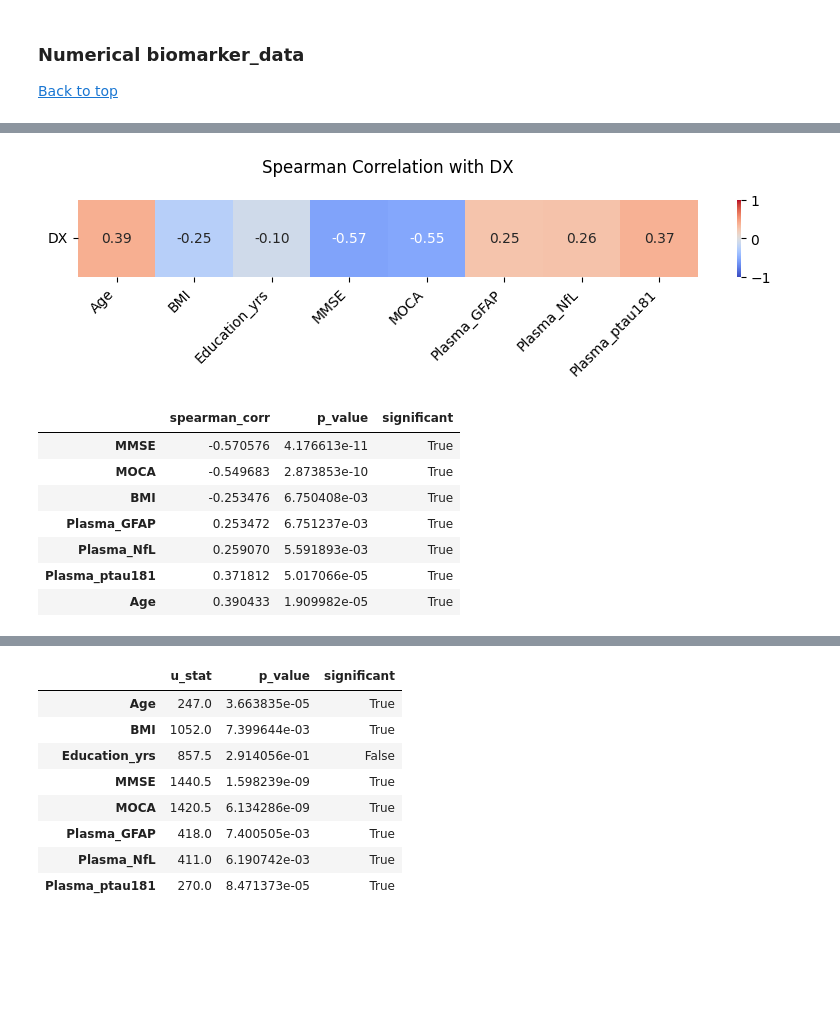
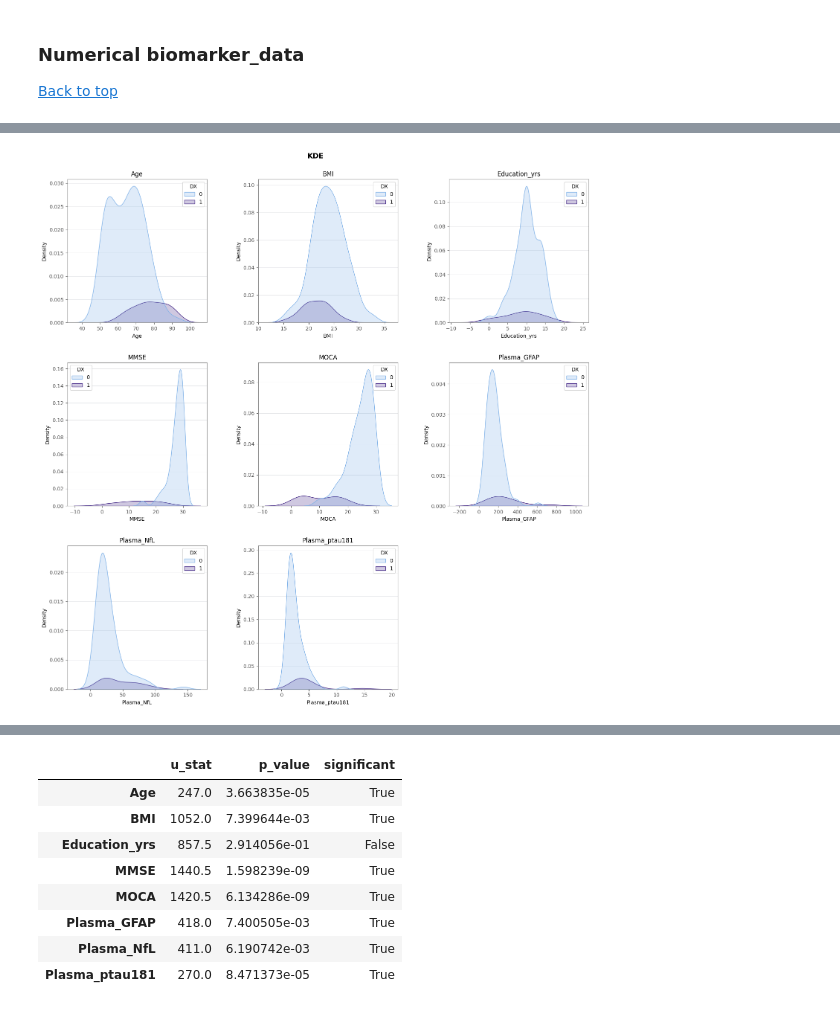
Before and after one commit to mardelmir/EDA_Project, a Jupyter notebook: src/notebooks/03_Bivariate_Analysis.ipynb, the cells around one changed output, grey strips where cells are left out. Saved outputs shown, nothing was run; the diff lists cells and outputs as text; code cells hidden in the pictures; blank space fills up the shorter version.

```diff
--- a/src/notebooks/03_Bivariate_Analysis.ipynb
+++ b/src/notebooks/03_Bivariate_Analysis.ipynb
@@ -293,8 +280,8 @@ Summary:
 [Back to top](#table-of-contents)
 # %%
 bm_classification = dt.classify_by_cardinality(df_bm)
-column_selection = bm_classification.loc[bm_classification['Suggested Type'].isin(['Numerical (discrete)', 'Numerical (continuous)'])]
-numerical_bm = column_selection.index.to_list()
+column_bm = bm_classification.loc[bm_classification['Suggested Type'].isin(['Numerical (discrete)', 'Numerical (continuous)'])]
+numerical_bm = column_bm.index.to_list()
 numerical_bm.append('DX')
 
 # Transform DX column into binary
@@ -307,12 +290,4 @@ heat_bm = sns.heatmap(num_bm.corr(method = 'spearman',numeric_only = True),cmap
-# %%
-dt.numerical_correlation_spearman(num_bm, 'DX', annot = True, significant_only = True)
-# %% [output]
-[figure, removed]
-|  | spearman_corr | p_value | significant |
-| MMSE | -0.570576 | 4.176613e-11 | True |
-| MOCA | -0.549683 | 2.873853e-10 | True |
-| BMI | -0.253476 | 6.750408e-03 | True |
-| Plasma_GFAP | 0.253472 | 6.751237e-03 | True |
-| Plasma_NfL | 0.259070 | 5.591893e-03 | True |
-| Plasma_ptau181 | 0.371812 | 5.017066e-05 | True |
-| Age | 0.390433 | 1.909982e-05 | True |
+# %%
+vt.plot_kde(num_bm, 'DX', palette = ['#80b2e8', '#432786'])
+# %% [output]
+[figure, added]
```
Also changed, not shown: parts of 21 cells of this notebook, 6 other files.
